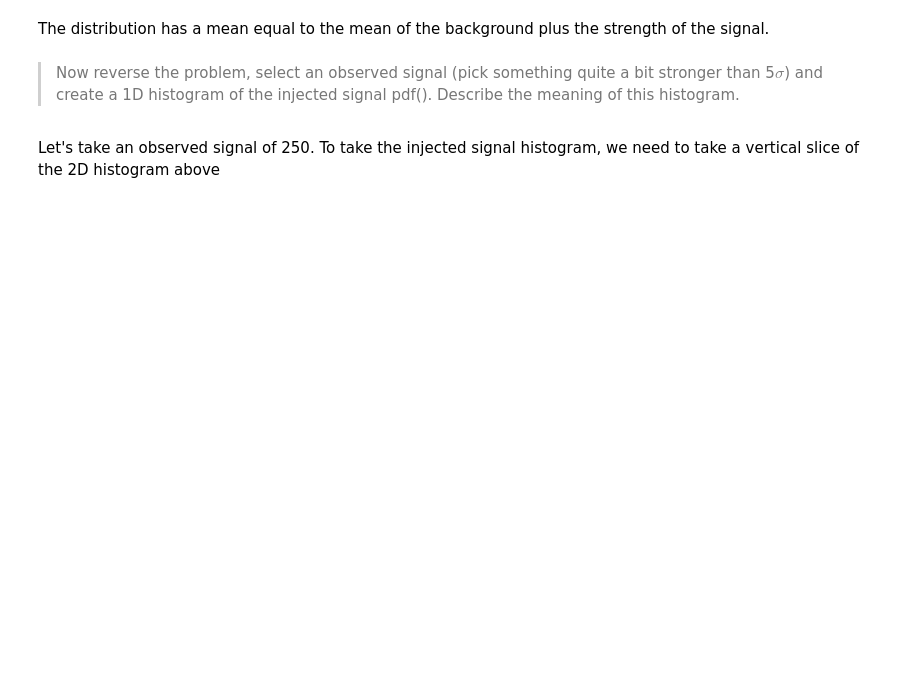
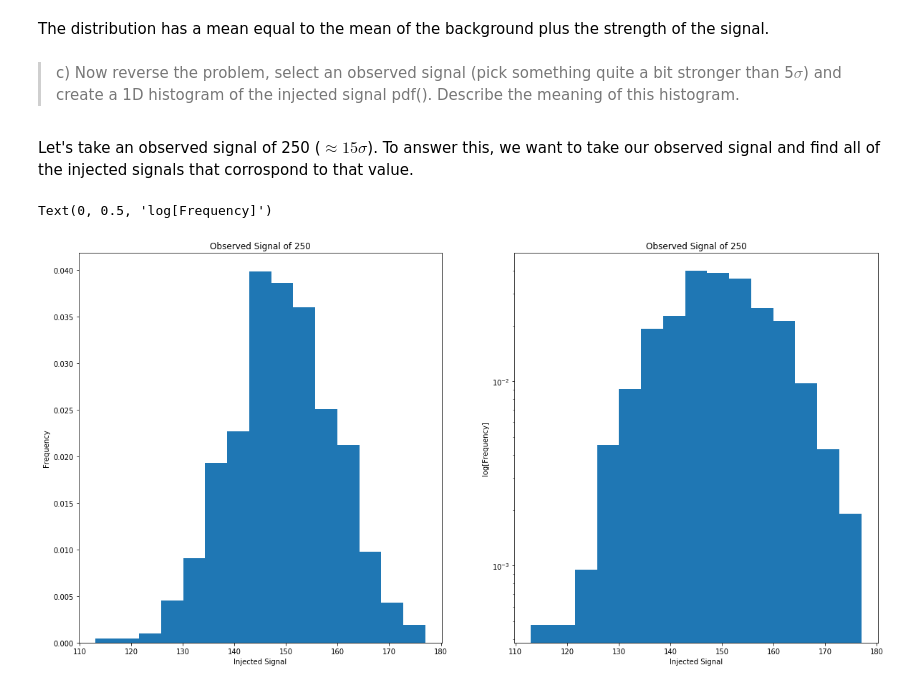
Before and after one commit to nsyochum/Physics-434, a Jupyter notebook: Lab_6/Lab_6.ipynb, the cells around one changed output. Saved outputs shown, nothing was run; the diff lists cells and outputs as text; code cells hidden in the pictures; blank space fills up the shorter version.

```diff
--- a/Lab_6/Lab_6.ipynb
+++ b/Lab_6/Lab_6.ipynb
@@ -120,6 +121,31 @@ ax[1].set_yscale('log')
 # %% [markdown]
 The distribution has a mean equal to the mean of the background plus the strength of the signal.
 # %% [markdown]
-> Now reverse the problem, select an observed signal (pick something quite a bit stronger than 5$\sigma$) and create a 1D histogram of the injected signal pdf(). Describe the meaning of this histogram.
+> c) Now reverse the problem, select an observed signal (pick something quite a bit stronger than 5$\sigma$) and create a 1D histogram of the injected signal pdf(). Describe the meaning of this histogram.
-# %% [markdown]
-Let's take an observed signal of 250.  To take the injected signal histogram, we need to take a vertical slice of the 2D histogram above
+# %% [markdown]
+Let's take an observed signal of 250 ($\approx15\sigma$).  To answer this, we want to take our observed signal and find all of the injected signals that corrospond to that value.
+# %%
+signal = 250
+
+vert_dist = []
+
+for index in range(observed.size):
+    if observed[index] == signal:
+        vert_dist.append(injected_signals[index])
+
+plt.rcParams["figure.figsize"] = (20,10)
+fig, ax = plt.subplots(1, 2)
+
+ax[0].hist(vert_dist, bins=15, density=True)
+ax[0].set_title('Observed Signal of ' + str(signal))
+ax[0].set_xlabel('Injected Signal')
+ax[0].set_ylabel('Frequency')
+
+ax[1].hist(vert_dist, bins=15, density=True)
+ax[1].set_yscale('log')
+ax[1].set_title('Observed Signal of ' + str(signal))
+ax[1].set_xlabel('Injected Signal')
+ax[1].set_ylabel('log[Frequency]')
+# %% [output]
+Text(0, 0.5, 'log[Frequency]')
+[figure, added]
```
Also changed, not shown: parts of 18 cells of this notebook.
